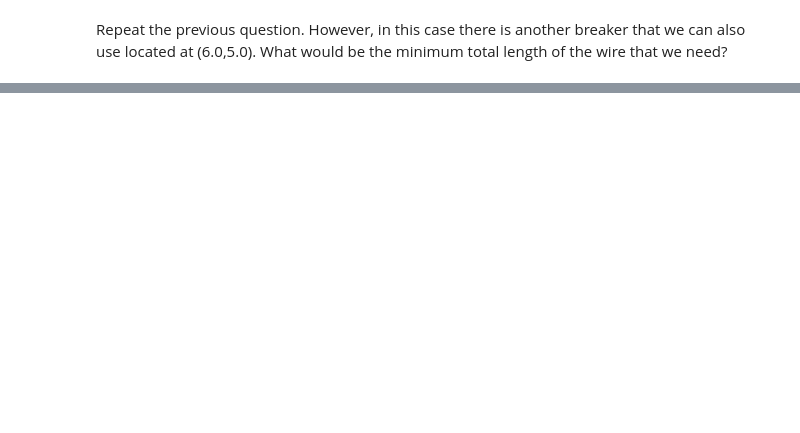
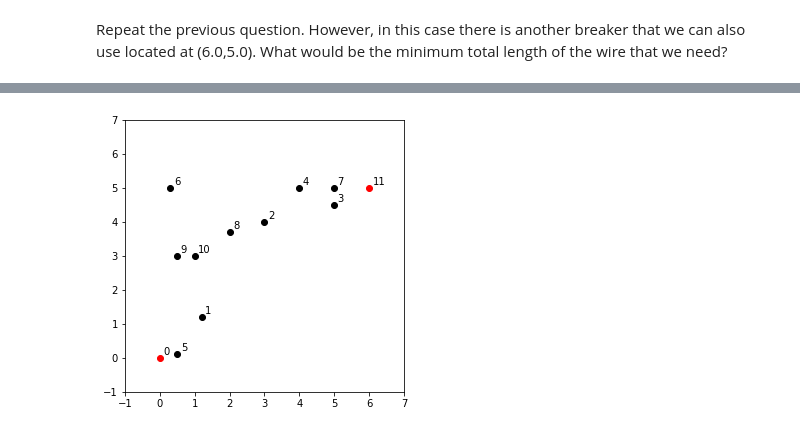
Before and after one commit to Panichito/QTFT-MO-Quizzes, a Jupyter notebook: Module6_assignment1.ipynb, the cells around one changed output, grey strips where cells are left out. Drawn from its saved outputs; the diff is of its cells as text; code cells hidden in the pictures; blank space fills up the shorter version.

```diff
--- a/Module6_assignment1.ipynb
+++ b/Module6_assignment1.ipynb
@@ -174,2 +211,5 @@ plt.show()
 # %% [markdown]
 Repeat the previous question. However, in this case there is another breaker that we can also use located at (6.0,5.0). What would be the minimum total length of the wire that we need?
+# %%
+light_bulb_locations=light_bulb_locations+[(6.0, 5.0)]
+light_bulb_locations
@@ -175,0 +229,16 @@ Repeat the previous question. However, in this case there is another breaker tha
+# %%
+plt.figure(figsize=(5, 5))
+
+for i, value in enumerate(light_bulb_locations):
+    if (value[0]==0 and value[1]==0) or (value[0]==6 and value[1]==5):
+        plt.scatter(value[0], value[1], c='red')
+    else:
+        plt.scatter(value[0], value[1], c='black')
+    plt.text(value[0]+0.1, value[1]+0.1, f'{i}')
+
+plt.xlim([-1, 7])
+plt.ylim([-1, 7])
+
+plt.show()
+# %% [output]
+[figure, added]
```
Also changed, not shown: parts of 13 cells of this notebook.
